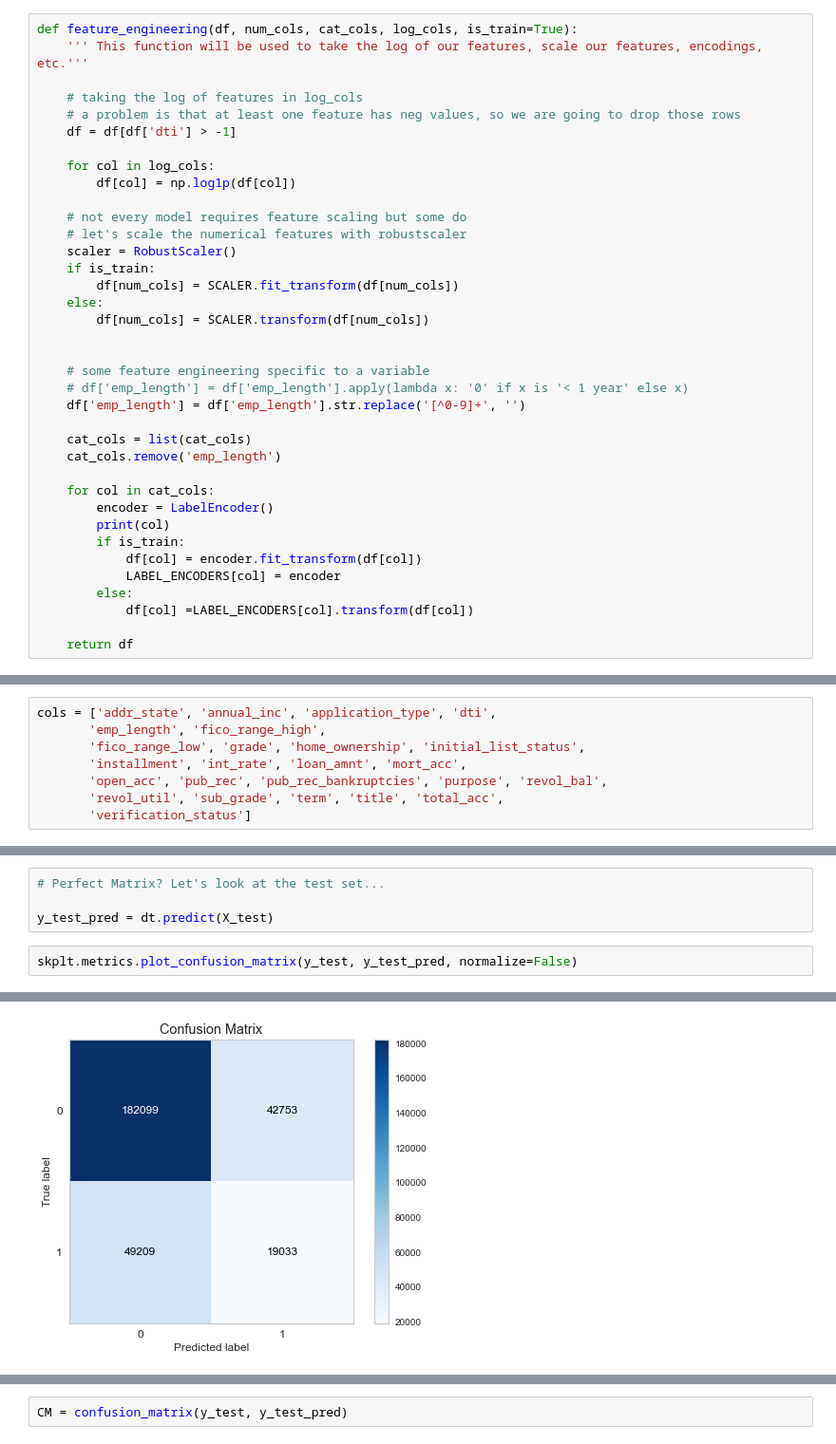
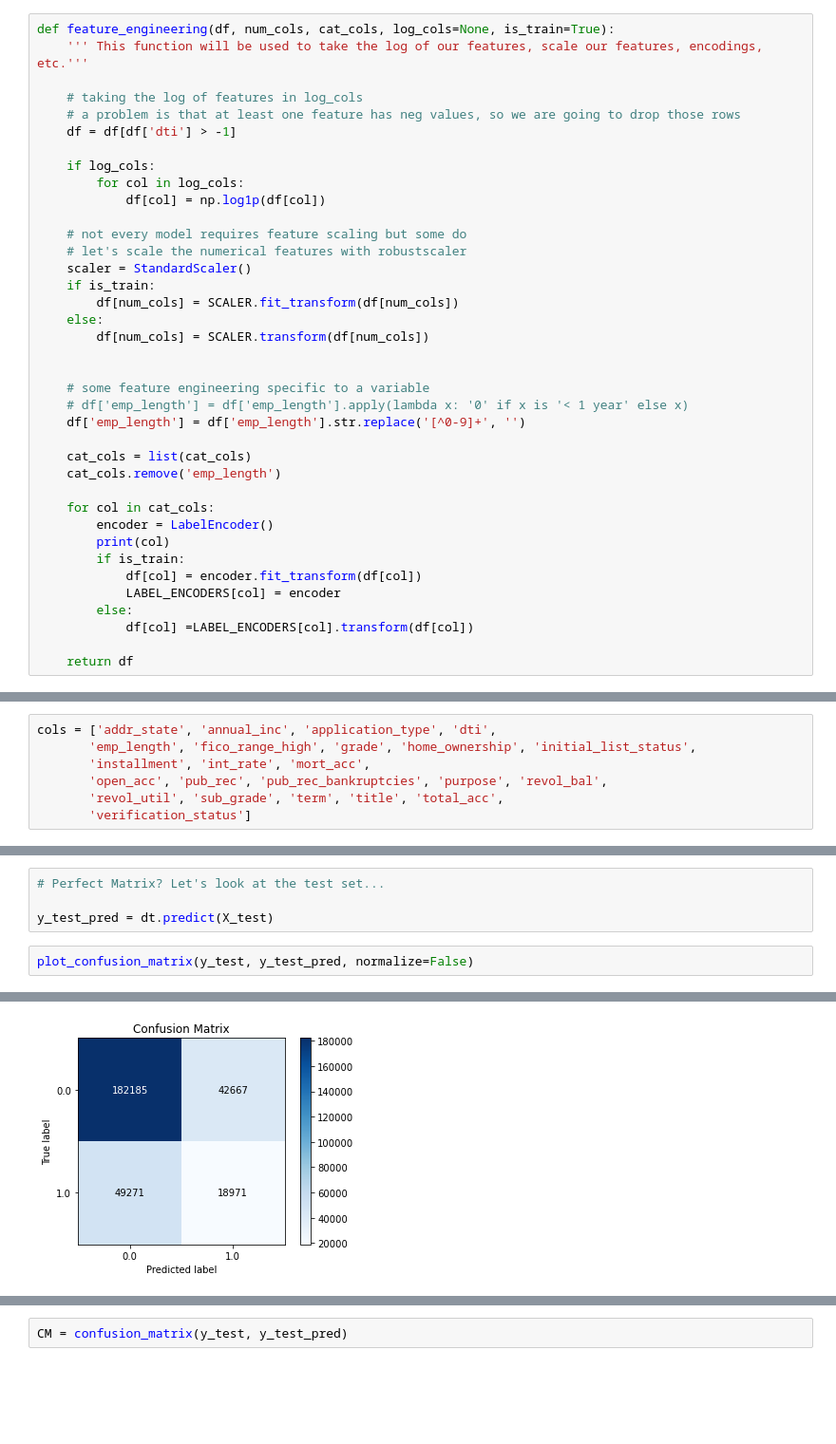
Before and after one commit to palpen/intro-ml-ws, a Jupyter notebook: feature_eng.ipynb, the cells around one changed output, grey strips where cells are left out. Shown: that part at 95% size. Cells and saved outputs as stored; diff of their text form; blank space fills up the shorter version.

```diff
--- a/feature_eng.ipynb
+++ b/feature_eng.ipynb
@@ -127,19 +128,20 @@ def preprocessing(df, num_cols, cat_cols):
 LABEL_ENCODERS = {}
 SCALER = RobustScaler()
 # %%
-def feature_engineering(df, num_cols, cat_cols, log_cols, is_train=True):
+def feature_engineering(df, num_cols, cat_cols, log_cols=None, is_train=True):
     ''' This function will be used to take the log of our features, scale our features, encodings, etc.'''
 
     # taking the log of features in log_cols
     # a problem is that at least one feature has neg values, so we are going to drop those rows
     df = df[df['dti'] > -1]
 
-    for col in log_cols:
-        df[col] = np.log1p(df[col])
+    if log_cols:
+        for col in log_cols:
+            df[col] = np.log1p(df[col])
 
     # not every model requires feature scaling but some do
     # let's scale the numerical features with robustscaler
-    scaler = RobustScaler()
+    scaler = StandardScaler()
     if is_train:
         df[num_cols] = SCALER.fit_transform(df[num_cols])
     else:
@@ -218,9 +220,8 @@ Index(['addr_state', 'annual_inc', 'application_type', 'dti',
       dtype='object')
 # %%
 cols = ['addr_state', 'annual_inc', 'application_type', 'dti',
-       'emp_length', 'fico_range_high',
-       'fico_range_low', 'grade', 'home_ownership', 'initial_list_status',
-       'installment', 'int_rate', 'loan_amnt', 'mort_acc',
+       'emp_length', 'fico_range_high', 'grade', 'home_ownership', 'initial_list_status',
+       'installment', 'int_rate', 'mort_acc',
        'open_acc', 'pub_rec', 'pub_rec_bankruptcies', 'purpose', 'revol_bal',
        'revol_util', 'sub_grade', 'term', 'title', 'total_acc',
        'verification_status']
@@ -277,8 +278,8 @@ plot_confusion_matrix(y_train, y_train_pred, normalize=False)
 
 y_test_pred = dt.predict(X_test)
 # %%
-skplt.metrics.plot_confusion_matrix(y_test, y_test_pred, normalize=False)
+plot_confusion_matrix(y_test, y_test_pred, normalize=False)
 # %% [output]
 <AxesSubplot:title={'center':'Confusion Matrix'}, xlabel='Predicted label', ylabel='True label'>
-[figure, old version]
+[figure, new version]
 # %%
```
Also changed, not shown: parts of 58 cells of this notebook.
